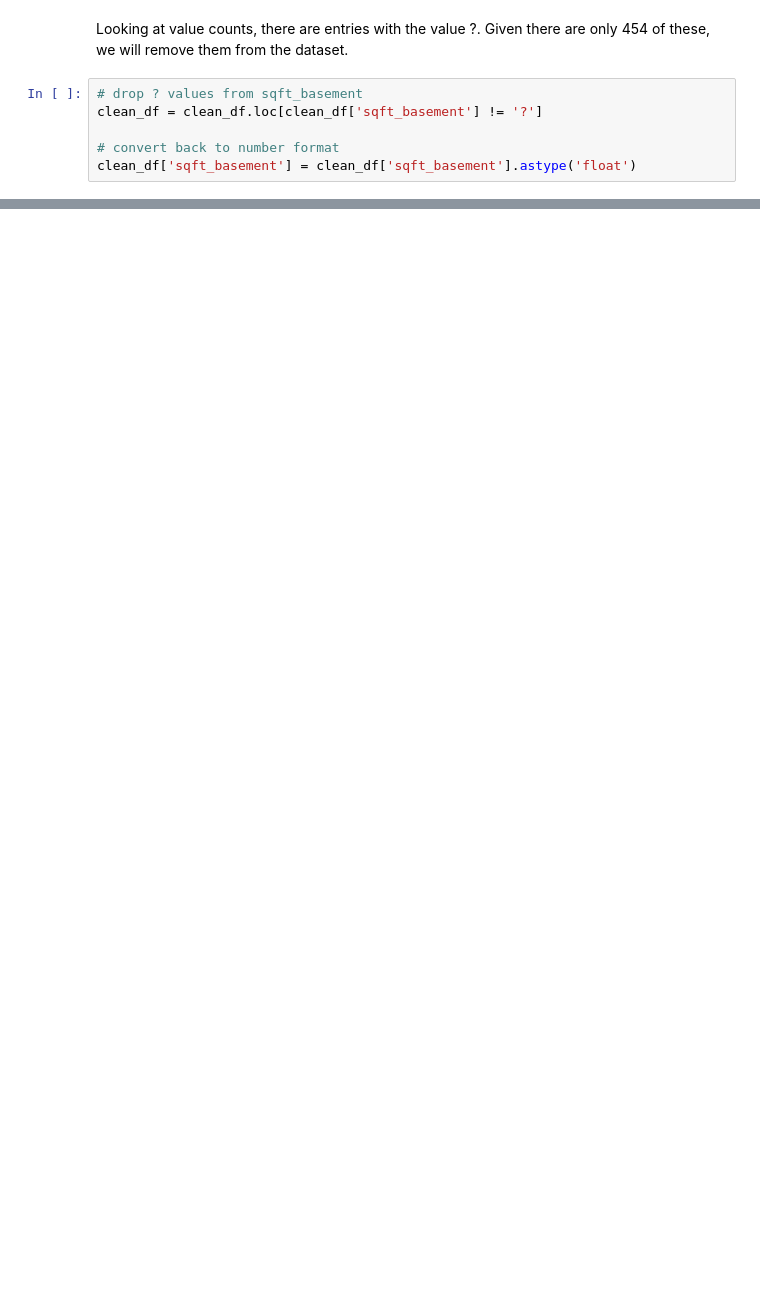
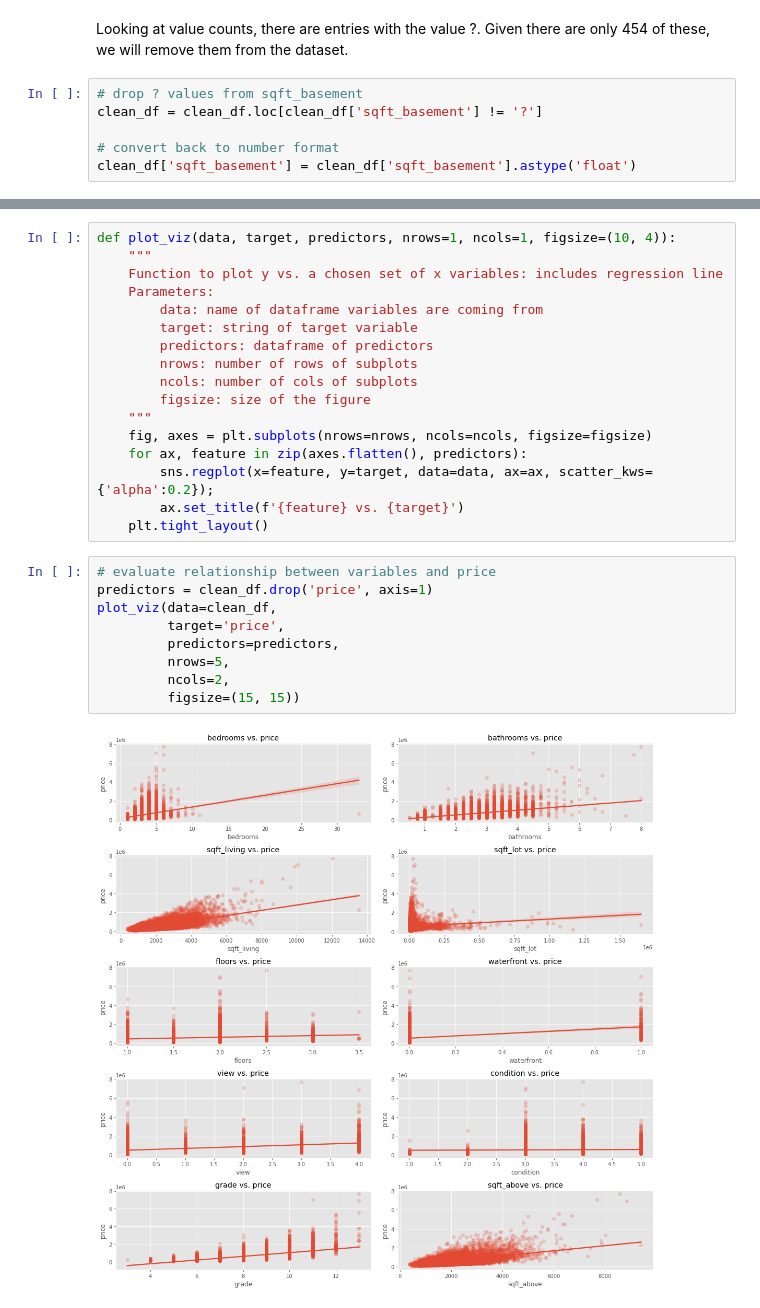
Before and after one commit to akaigraham/KC-House-Price-Regression, a Jupyter notebook: notebook.ipynb, the cells around one changed output, grey strips where cells are left out. Cells and saved outputs as stored; diff of their text form; blank space fills up the shorter version.

```diff
--- a/notebook.ipynb
+++ b/notebook.ipynb
@@ -209,0 +238,28 @@ clean_df
+# %%
+def plot_viz(data, target, predictors, nrows=1, ncols=1, figsize=(10, 4)):
+    """
+    Function to plot y vs. a chosen set of x variables: includes regression line
+    Parameters:
+        data: name of dataframe variables are coming from
+        target: string of target variable
+        predictors: dataframe of predictors
+        nrows: number of rows of subplots
+        ncols: number of cols of subplots
+        figsize: size of the figure
+    """
+    fig, axes = plt.subplots(nrows=nrows, ncols=ncols, figsize=figsize)
+    for ax, feature in zip(axes.flatten(), predictors):
+        sns.regplot(x=feature, y=target, data=data, ax=ax, scatter_kws={'alpha':0.2});
+        ax.set_title(f'{feature} vs. {target}')
+    plt.tight_layout()
+# %%
+# evaluate relationship between variables and price
+predictors = clean_df.drop('price', axis=1)
+plot_viz(data=clean_df,
+         target='price',
+         predictors=predictors,
+         nrows=5,
+         ncols=2,
+         figsize=(15, 15))
+# %% [output]
+[figure, added]
```
Also changed, not shown: parts of 88 cells of this notebook.
